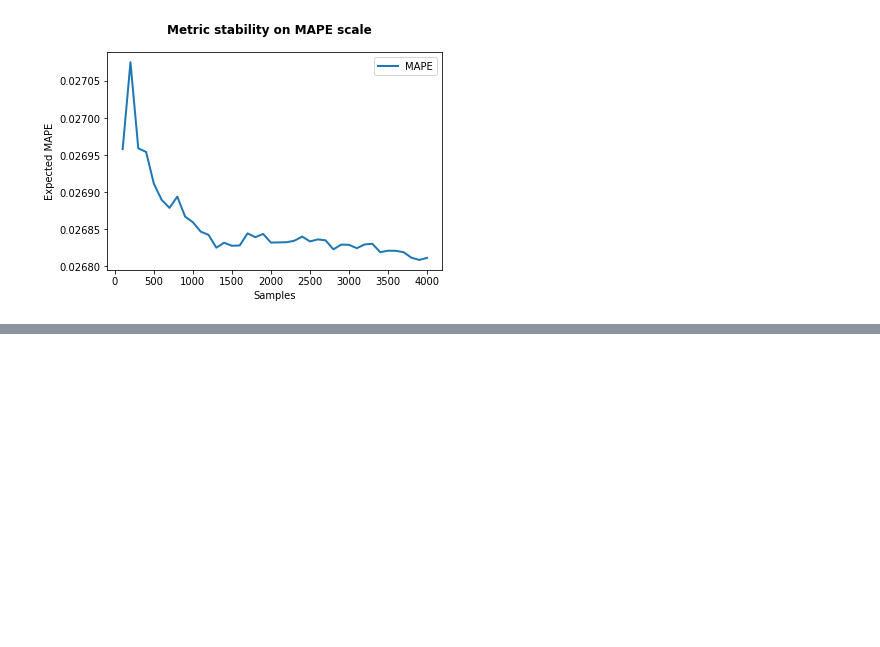
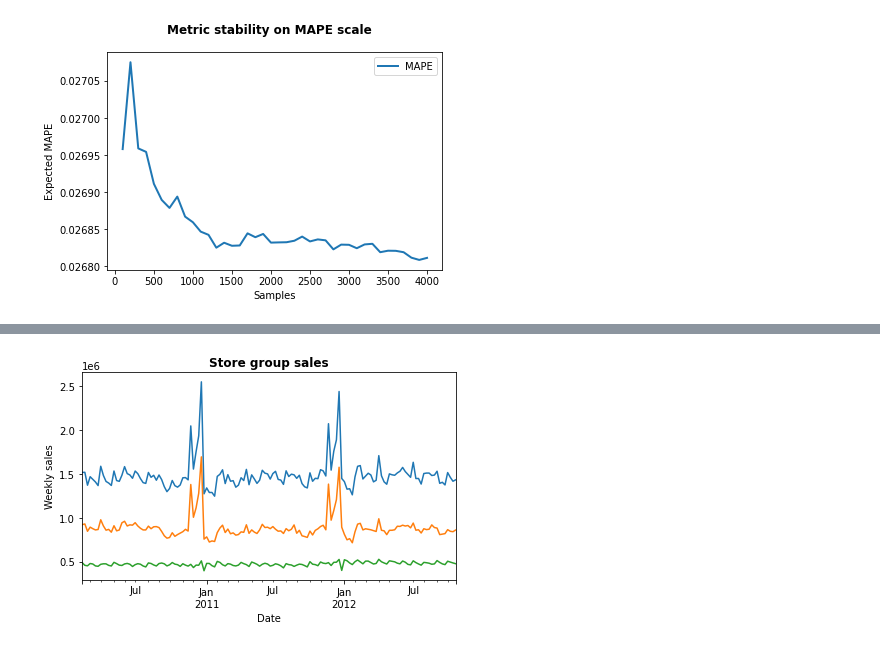
Before and after one commit to leevironty/BSC_thesis, a Jupyter notebook: notebooks/time_metric_times.ipynb, the cells around one changed output, grey strips where cells are left out. Saved outputs shown, nothing was run; the diff lists cells and outputs as text; code cells hidden in the pictures; blank space fills up the shorter version.

```diff
--- a/notebooks/time_metric_times.ipynb
+++ b/notebooks/time_metric_times.ipynb
@@ -314,0 +404,13 @@ plt.show()
+# %%
+ax = plt.subplot()
+for c in 'ABC':
+    df = datasets[c]
+    df.plot(ax=ax, x='ds', y='y')
+ax.set_ylabel('Weekly sales')
+ax.set_xlabel('Date')
+ax.get_legend().remove()
+ax.set_title('Store group sales', fontweight='bold')
+plt.tight_layout()
+plt.show()
+# %% [output]
+[figure, added]
```
Also changed, not shown: parts of 12 cells of this notebook, 4 other files.
